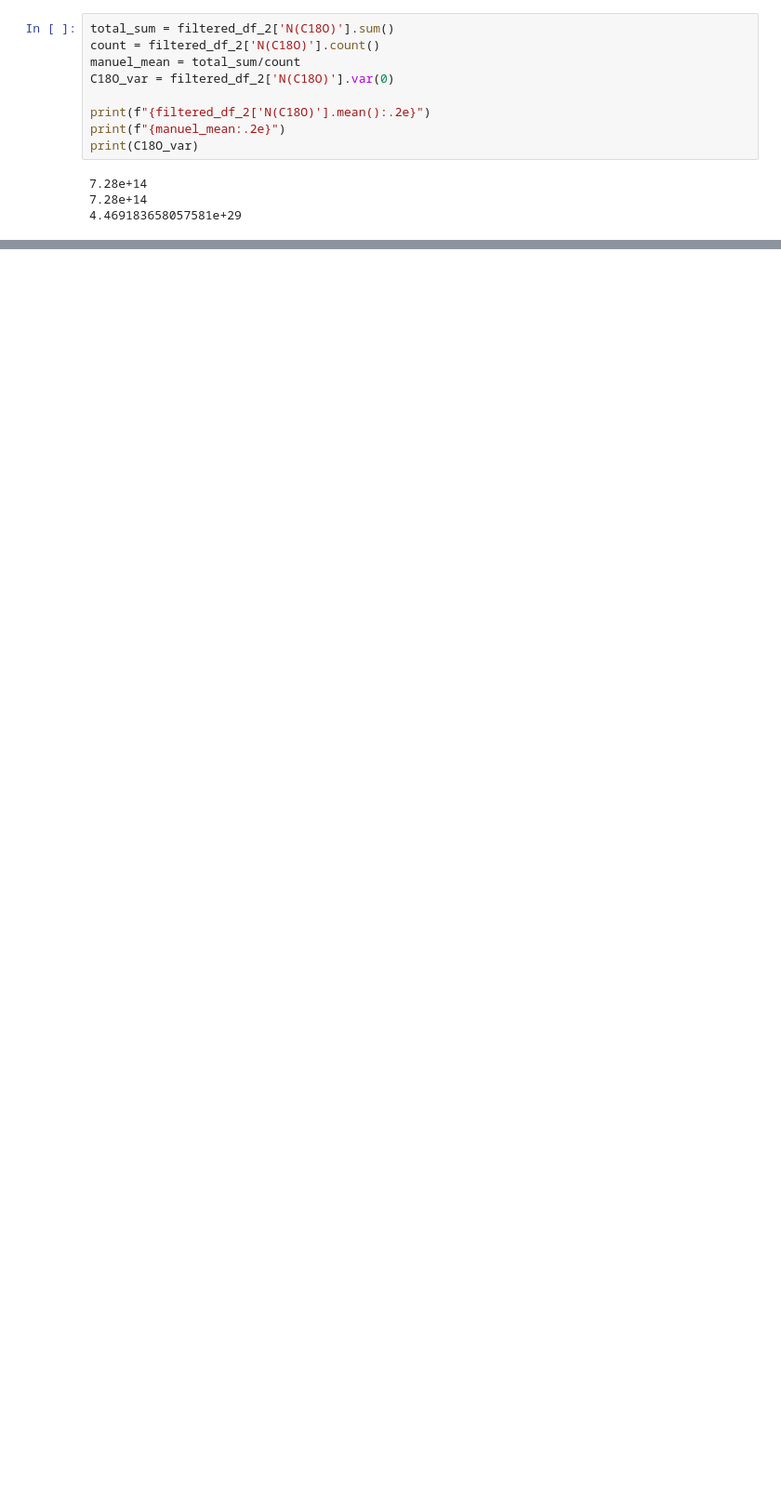
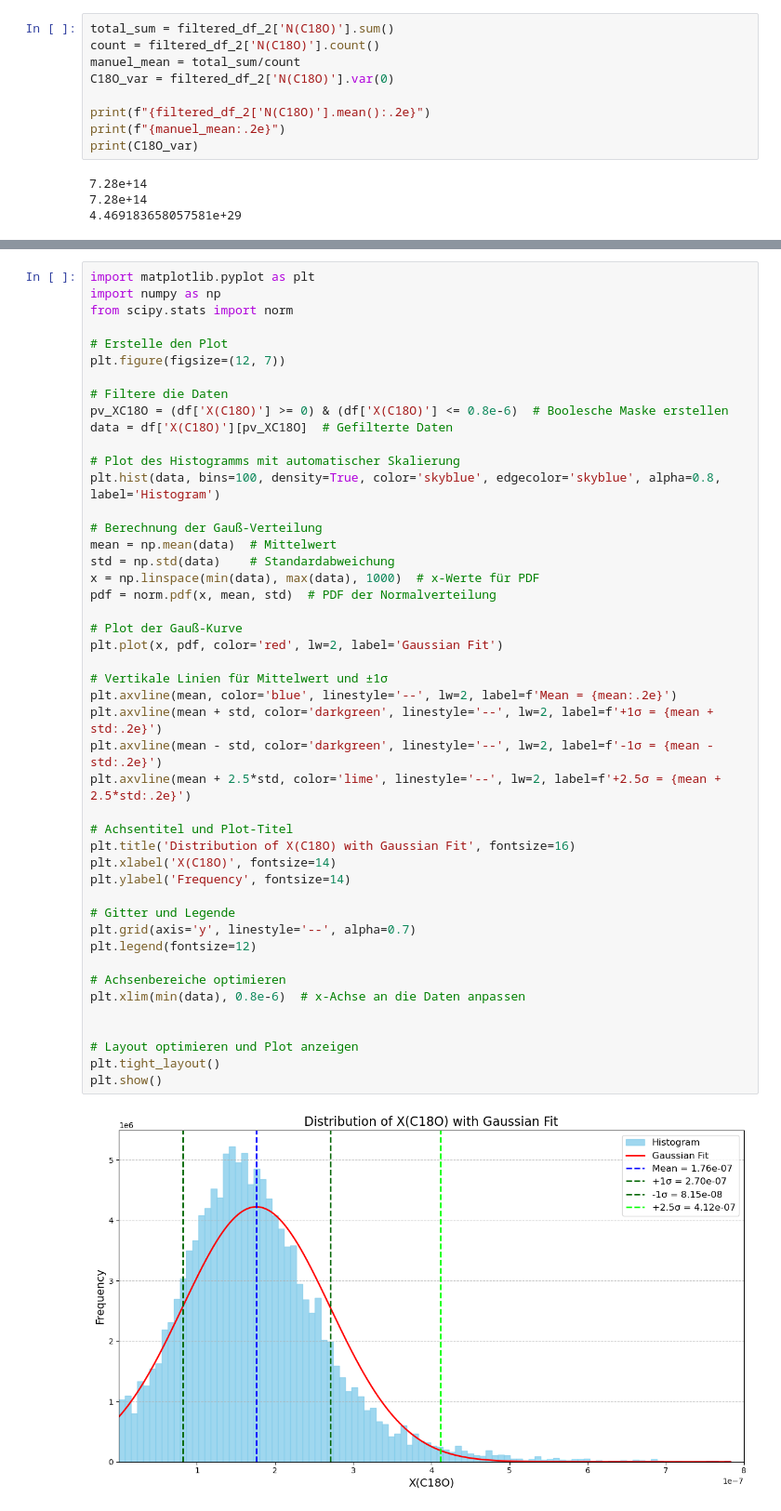
Before and after one commit to zekatski/Cold-Gas, a Jupyter notebook: Data_sets/Cold Gas Project.ipynb, the cells around one changed output, grey strips where cells are left out. Shown at 93% size. Saved outputs shown, nothing was run; the diff lists cells and outputs as text; blank space fills up the shorter version.

```diff
--- a/Data_sets/Cold Gas Project.ipynb
+++ b/Data_sets/Cold Gas Project.ipynb
@@ -266,0 +225,48 @@ plt.show()
+# %%
+import matplotlib.pyplot as plt
+import numpy as np
+from scipy.stats import norm
+
+# Erstelle den Plot
+plt.figure(figsize=(12, 7))
+
+# Filtere die Daten
+pv_XC18O = (df['X(C18O)'] >= 0) & (df['X(C18O)'] <= 0.8e-6)  # Boolesche Maske erstellen
+data = df['X(C18O)'][pv_XC18O]  # Gefilterte Daten
+
+# Plot des Histogramms mit automatischer Skalierung
+plt.hist(data, bins=100, density=True, color='skyblue', edgecolor='skyblue', alpha=0.8, label='Histogram')
+
+# Berechnung der Gauß-Verteilung
+mean = np.mean(data)  # Mittelwert
+std = np.std(data)    # Standardabweichung
+x = np.linspace(min(data), max(data), 1000)  # x-Werte für PDF
+pdf = norm.pdf(x, mean, std)  # PDF der Normalverteilung
+
+# Plot der Gauß-Kurve
+plt.plot(x, pdf, color='red', lw=2, label='Gaussian Fit')
+
+# Vertikale Linien für Mittelwert und ±1σ
+plt.axvline(mean, color='blue', linestyle='--', lw=2, label=f'Mean = {mean:.2e}')
+plt.axvline(mean + std, color='darkgreen', linestyle='--', lw=2, label=f'+1σ = {mean + std:.2e}')
+plt.axvline(mean - std, color='darkgreen', linestyle='--', lw=2, label=f'-1σ = {mean - std:.2e}')
+plt.axvline(mean + 2.5*std, color='lime', linestyle='--', lw=2, label=f'+2.5σ = {mean + 2.5*std:.2e}')
+
+# Achsentitel und Plot-Titel
+plt.title('Distribution of X(C18O) with Gaussian Fit', fontsize=16)
+plt.xlabel('X(C18O)', fontsize=14)
+plt.ylabel('Frequency', fontsize=14)
+
+# Gitter und Legende
+plt.grid(axis='y', linestyle='--', alpha=0.7)
+plt.legend(fontsize=12)
+
+# Achsenbereiche optimieren
+plt.xlim(min(data), 0.8e-6)  # x-Achse an die Daten anpassen
+
+
+# Layout optimieren und Plot anzeigen
+plt.tight_layout()
+plt.show()
+# %% [output]
+[figure, added]
```
Also changed, not shown: parts of 3 cells of this notebook.
